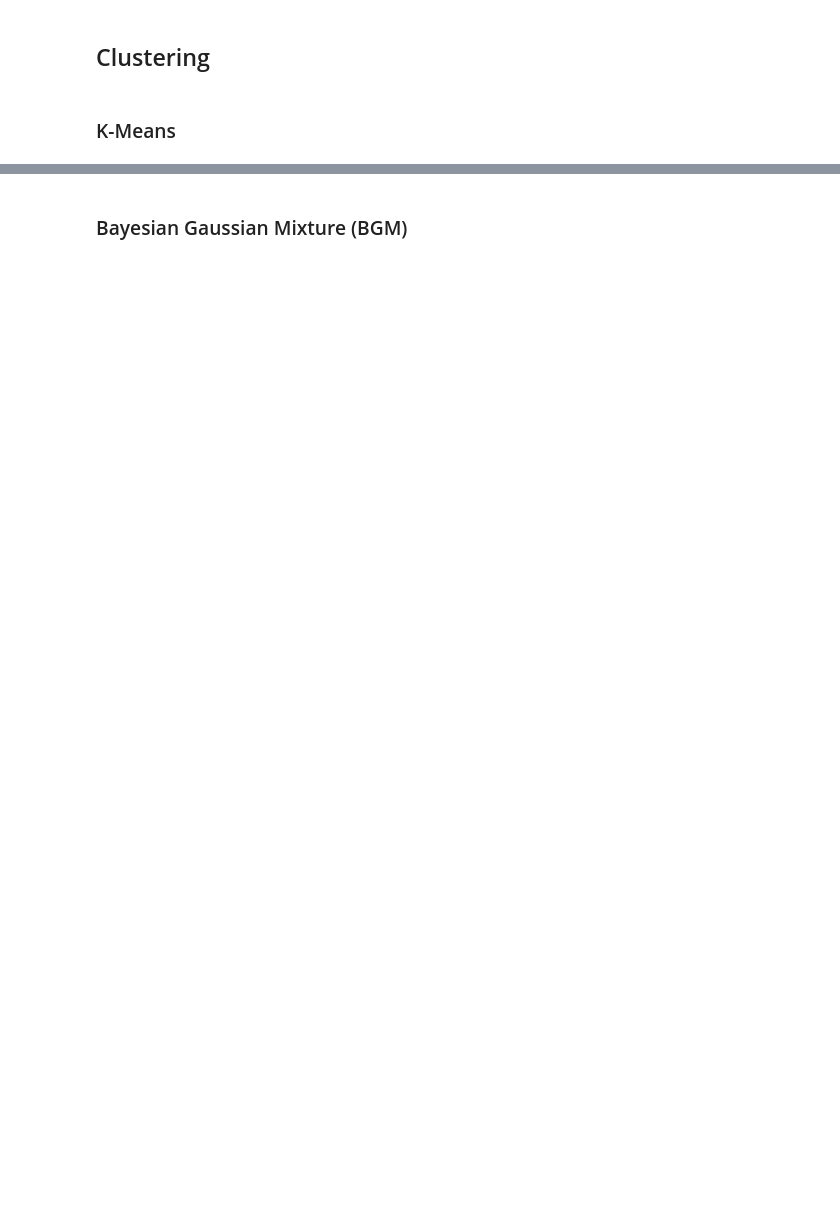
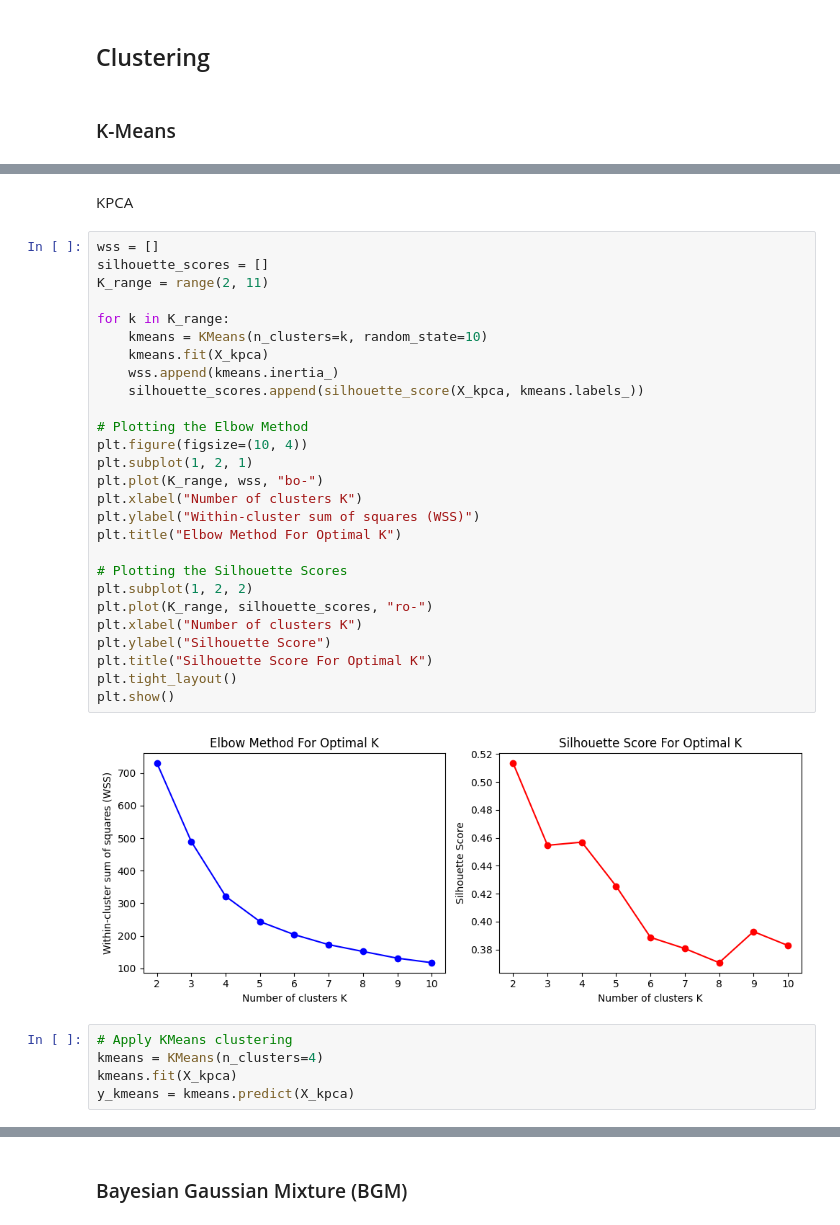
Before and after one commit to SarahAmiraslani/solar-wind-coronal-origin, a Jupyter notebook: notebooks/07_coronal_origin.ipynb, the cells around one changed output, grey strips where cells are left out. Drawn from its saved outputs; the diff is of its cells as text; blank space fills up the shorter version.

```diff
--- a/notebooks/07_coronal_origin.ipynb
+++ b/notebooks/07_coronal_origin.ipynb
@@ -315,0 +372,36 @@ plt.show()
+# %% [markdown]
+KPCA
+# %%
+wss = []
+silhouette_scores = []
+K_range = range(2, 11)
+
+for k in K_range:
+    kmeans = KMeans(n_clusters=k, random_state=10)
+    kmeans.fit(X_kpca)
+    wss.append(kmeans.inertia_)
+    silhouette_scores.append(silhouette_score(X_kpca, kmeans.labels_))
+
+# Plotting the Elbow Method
+plt.figure(figsize=(10, 4))
+plt.subplot(1, 2, 1)
+plt.plot(K_range, wss, "bo-")
+plt.xlabel("Number of clusters K")
+plt.ylabel("Within-cluster sum of squares (WSS)")
+plt.title("Elbow Method For Optimal K")
+
+# Plotting the Silhouette Scores
+plt.subplot(1, 2, 2)
+plt.plot(K_range, silhouette_scores, "ro-")
+plt.xlabel("Number of clusters K")
+plt.ylabel("Silhouette Score")
+plt.title("Silhouette Score For Optimal K")
+plt.tight_layout()
+plt.show()
+# %% [output]
+[figure, added]
+# %%
+# Apply KMeans clustering
+kmeans = KMeans(n_clusters=4)
+kmeans.fit(X_kpca)
+y_kmeans = kmeans.predict(X_kpca)
```
Also changed, not shown: parts of 25 cells of this notebook.
